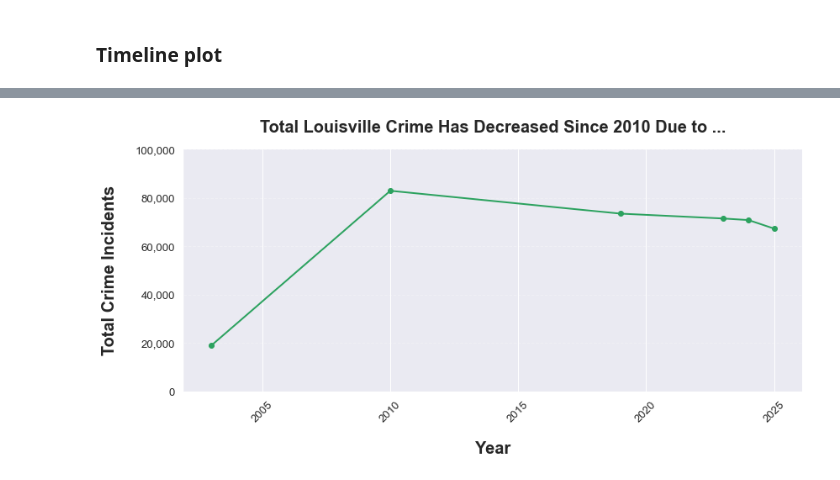
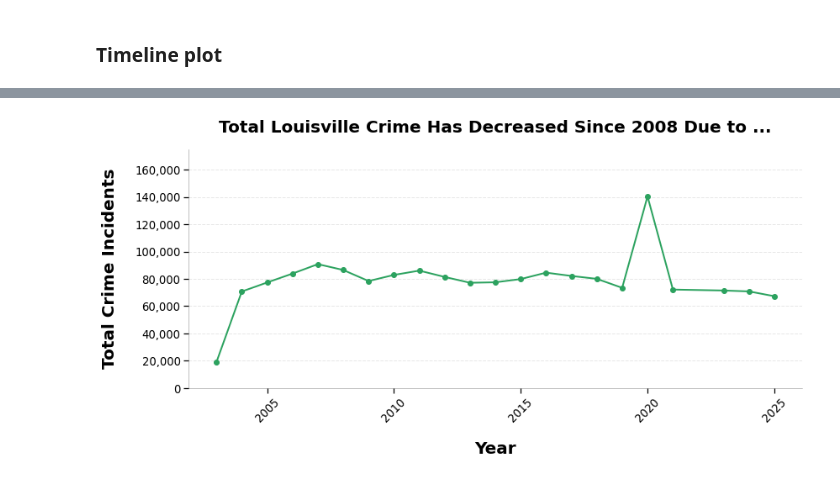
Before and after one commit to JonLar1/Lou_Crime_Data, a Jupyter notebook: notebooks/lou_crime_report.ipynb, the cells around one changed output, grey strips where cells are left out. Saved outputs shown, nothing was run; the diff lists cells and outputs as text; code cells hidden in the pictures.

Commit message:
Updating with all years data

```diff
--- a/notebooks/lou_crime_report.ipynb
+++ b/notebooks/lou_crime_report.ipynb
@@ -336,0 +864,20 @@ df_2019.head()
+# %%
+df_2022 = df_2020.rename(columns={
+    'INCIDENT_NUMBER': 'incident_number',
+    'DATE_REPORTED': 'date_reported',
+    'DATE_OCCURED': 'date_occurred',
+    'UOR_DESC': 'offense_code_name',
+    'CRIME_TYPE': 'offense_classification',
+    'NIBRS_CODE': 'nibrs_code',
+    'UCR_HIERARCHY': 'nibrs_group_name',
+    'ATT_COMP': 'was_offense_completed',
+    'LMPD_DIVISION': 'lmpd_division',
+    'LMPD_BEAT': 'lmpd_beat',
+    'PREMISE_TYPE': 'location_category',
+    'BLOCK_ADDRESS': 'block_address',
+    'CITY': 'city',
+    'ZIP_CODE': 'zip_code',
+    'ObjectId': 'ObjectId'
+})
+
+df_2022.head()
@@ -370,7 +924,7 @@ df_2025.head()
 # %% [markdown]
 ### Merging all the files together into one dataaframe
 # %%
-df_all_years = pd.concat([df_2003, df_2010, df_2019,df_2023,df_2024,df_2025], ignore_index=True)
+df_all_years = pd.concat([df_2003, df_2004, df_2005, df_2006, df_2007, df_2008, df_2009, df_2010,df_2011,df_2012,df_2013,df_2014,df_2015,df_2016,df_2017,df_2018, df_2019,df_2020,df_2021,df_2022,df_2023,df_2024,df_2025], ignore_index=True)
 
 df_all_years.head()
 # %% [output]
@@ -433,33 +1017,33 @@ dtype: int64
 # %%
 # Some chart stlying is inherited from seaborn styling template earlier in the code e.g. the blueish/grey chart bg.
 
 plt.figure(figsize=(12, 6))
 plt.plot(crimes_by_year.index,
          crimes_by_year.values,
          marker = "o",
          linestyle = "-",
          color = "#2ca25f",
          linewidth = 2)
 
 plt.xlabel("Year", fontsize=20, labelpad=20, fontweight='bold')
 plt.ylabel("Total Crime Incidents", labelpad=20,fontsize=20, fontweight='bold')
-plt.title("Total Louisville Crime Has Decreased Since 2010 Due to ...", fontweight='bold',fontsize=20, pad=20)
+plt.title("Total Louisville Crime Has Decreased Since 2008 Due to ...", fontweight='bold',fontsize=20, pad=20)
 plt.xticks(rotation=45)
 
 plt.grid(axis='y', alpha=0.3, linestyle='--')
-plt.ylim(0,100_000)
+plt.ylim(0,175_000)
 
 ax = plt.gca()
 for spine in ax.spines.values():
     spine.set_linewidth(0.5)
     spine.set_alpha(0.5)
 ax.spines["top"].set_visible(False)
 ax.spines["right"].set_visible(False)
 
 # I looked this up
 ax.yaxis.set_major_formatter(plt.FuncFormatter(lambda x, p: f'{int(x):,}'))
 
 plt.tight_layout()
 plt.show()
 # %% [output]
-[figure, old version]
+[figure, new version]
```
Also changed, not shown: parts of 25 cells of this notebook, 17 other files.
